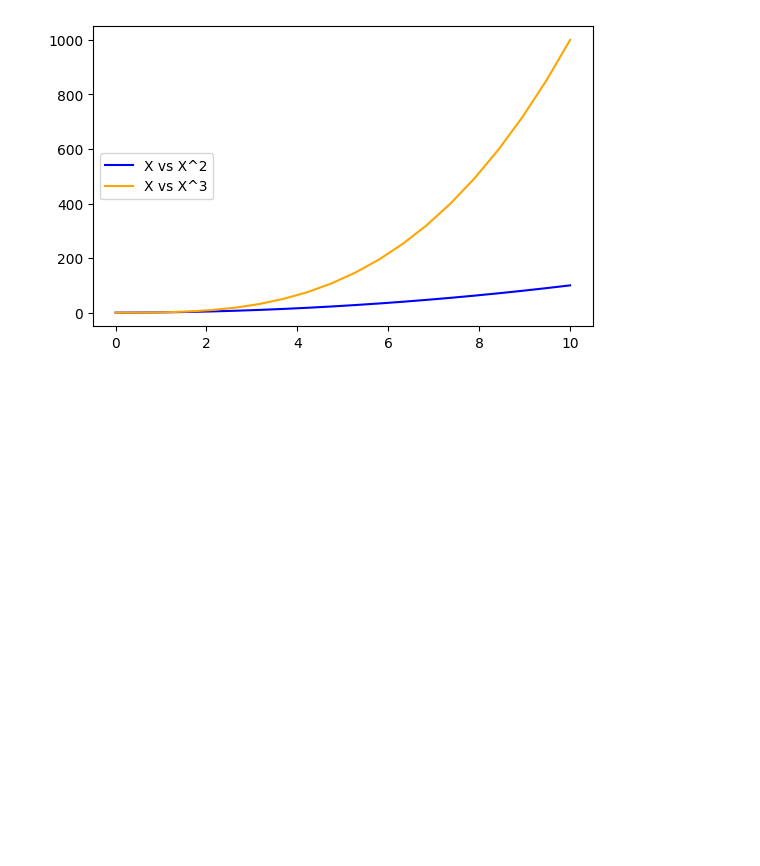
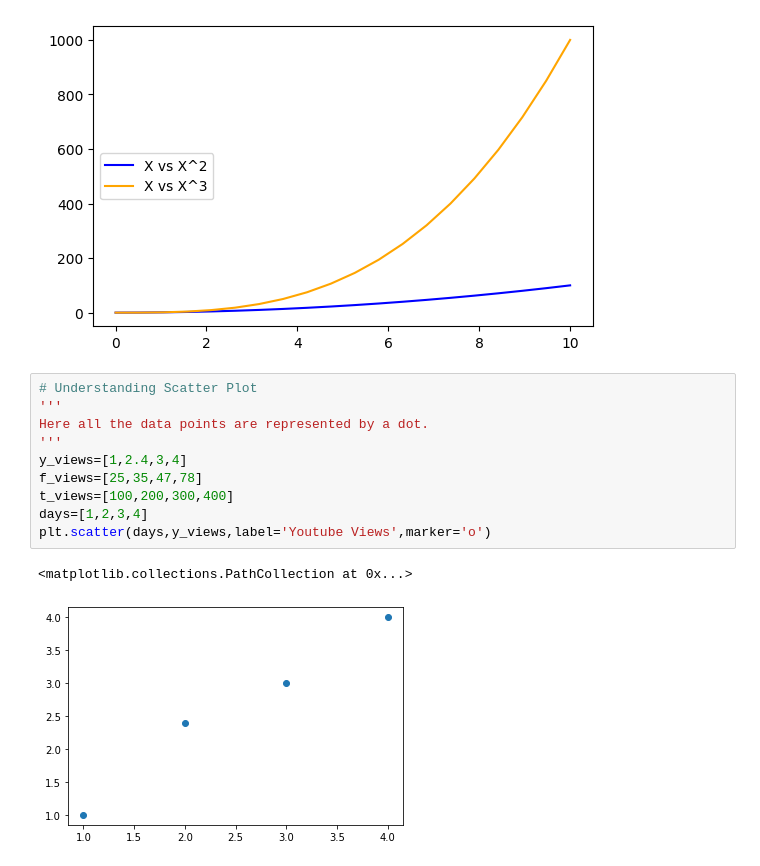
Before and after one commit to anirudh1604/ML_Pratice, a Jupyter notebook: Anirudh_Pratice/MatplotLib_Practice.ipynb, the cells around one changed output. Drawn from its saved outputs; the diff is of its cells as text; blank space fills up the shorter version.

```diff
--- a/Anirudh_Pratice/MatplotLib_Practice.ipynb
+++ b/Anirudh_Pratice/MatplotLib_Practice.ipynb
@@ -334,3 +334,16 @@ axes.legend(loc=6) # Best is 0
 # %% [output]
 <matplotlib.legend.Legend at 0x...>
 [figure]
+# %%
+# Understanding Scatter Plot
+'''
+Here all the data points are represented by a dot.
+'''
+y_views=[1,2.4,3,4]
+f_views=[25,35,47,78]
+t_views=[100,200,300,400]
+days=[1,2,3,4]
+plt.scatter(days,y_views,label='Youtube Views',marker='o')
+# %% [output]
+<matplotlib.collections.PathCollection at 0x...>
+[figure, added]
```
Also changed, not shown: parts of 18 cells of this notebook.
